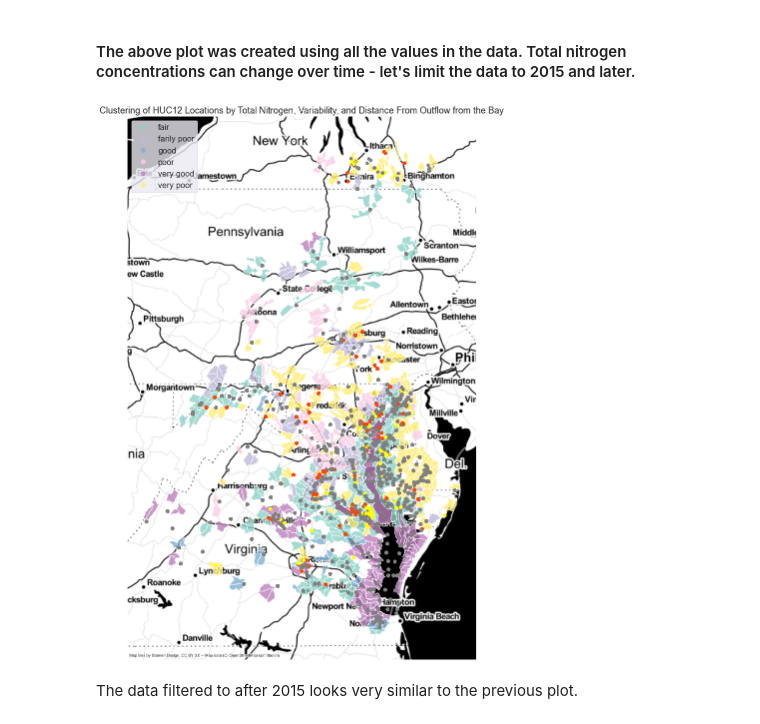
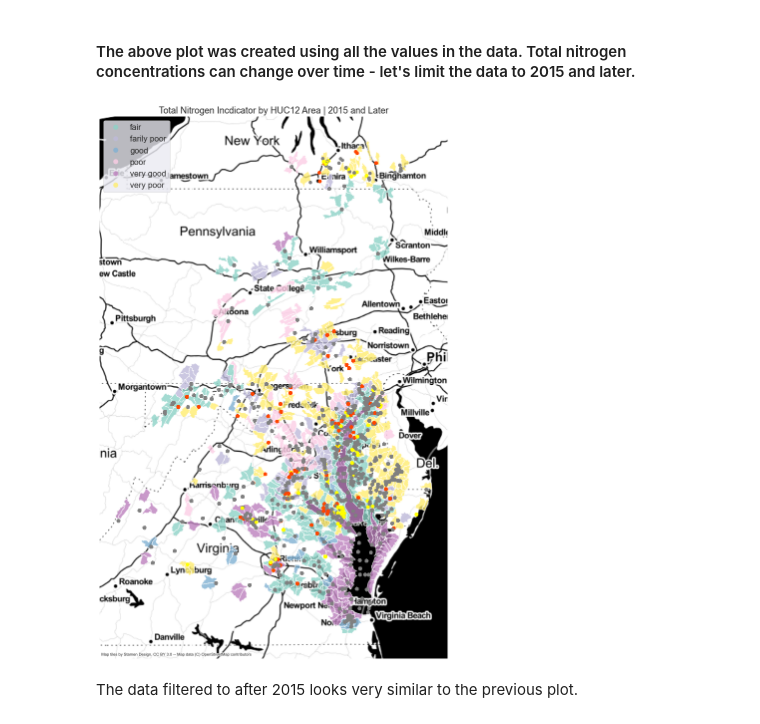
Before and after one commit to teamHackTheBay/hackTheBay, a Jupyter notebook: exploration/correlation_no2_data.ipynb, the cells around one changed output. Cells and saved outputs as stored; diff of their text form; code cells hidden in the pictures.

Commit message:
fixed plot titles
no2 correlation with original data features

```diff
--- a/exploration/correlation_no2_data.ipynb
+++ b/exploration/correlation_no2_data.ipynb
@@ -389,7 +389,7 @@ Total nitrogen plotted with sample site location air nitrogen correlations.
 # %%
 all_data.drop(['mean_tn'], inplace=True, axis=1)
 # %%
-gp = all_data[all_data.new_date>'2015']
+gp = all_data[all_data.new_date>='2015']
 gp = pd.DataFrame(gp.groupby(['huc12_'])['tn'].mean().reset_index())
 gp.columns=['huc12','mean_tn']
 gp['huc12']=gp.huc12.astype(str)
@@ -424,17 +424,17 @@ huc_locs=huc_locs.to_crs(epsg=3857)
 # %%
 # plot the watershed shape file
 ax = huc_locs.plot(column='indicator',figsize=(20,20), alpha=.8, cmap='Set3', legend=True)
 
 # add a basemap from contextily
 ctx.add_basemap(ax,source=ctx.providers.Stamen.Toner, zoom=7)
 
 # project the geo dataframe to a mercator map format, then plot the sample site locations, colored by correlation
 gdf.to_crs(epsg=3857).plot(ax=ax, column='correlated', cmap=ListedColormap(['orangered','yellow','grey',]))
-ax.set_title("Clustering of HUC12 Locations by Total Nitrogen, Variability, and Distance From Outflow from the Bay")
+ax.set_title("Total Nitrogen Incdicator by HUC12 Area | 2015 and Later")
 ax.set_axis_off()
 plt.show()
 # %% [output]
-[figure, old version]
+[figure, new version]
 # %% [markdown]
 The data filtered to after 2015 looks very similar to the previous plot.
 # %%
```
Also changed, not shown: parts of 2 cells of this notebook.
